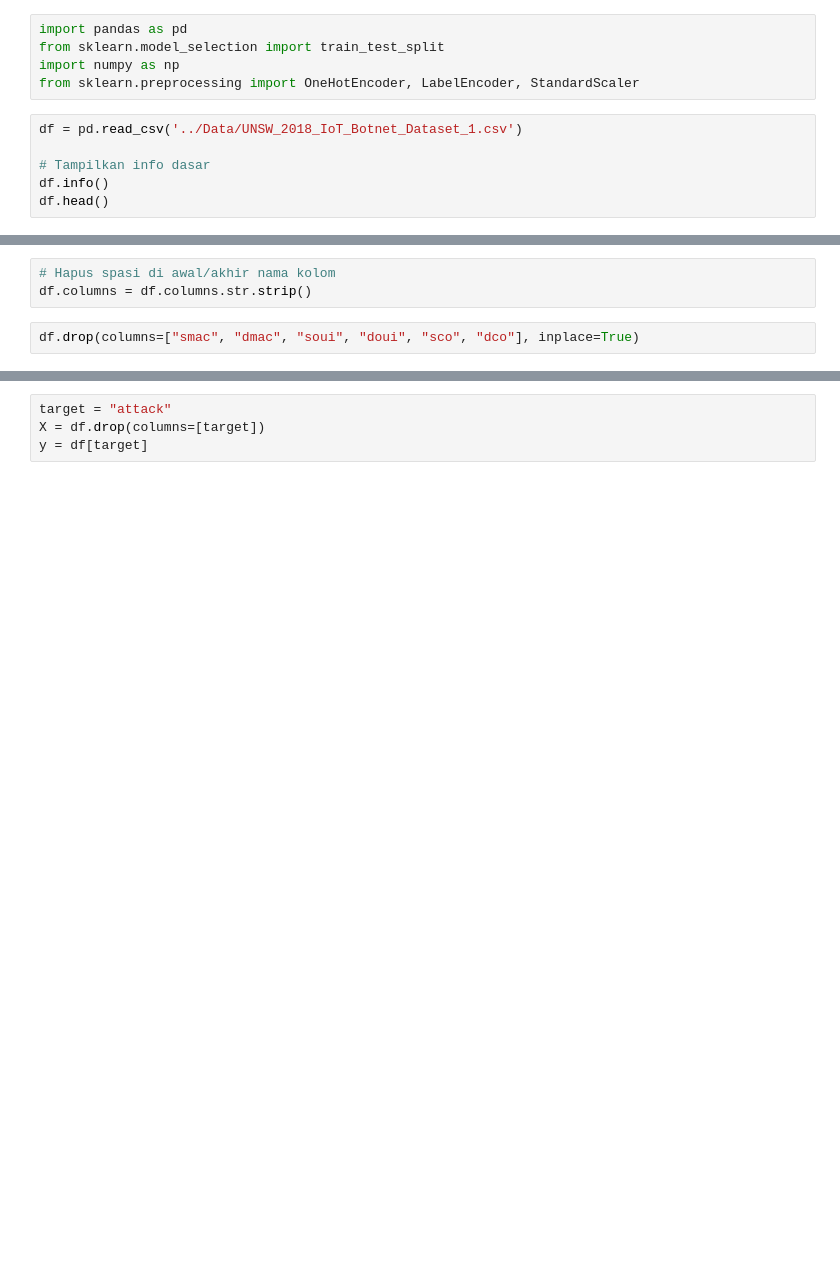
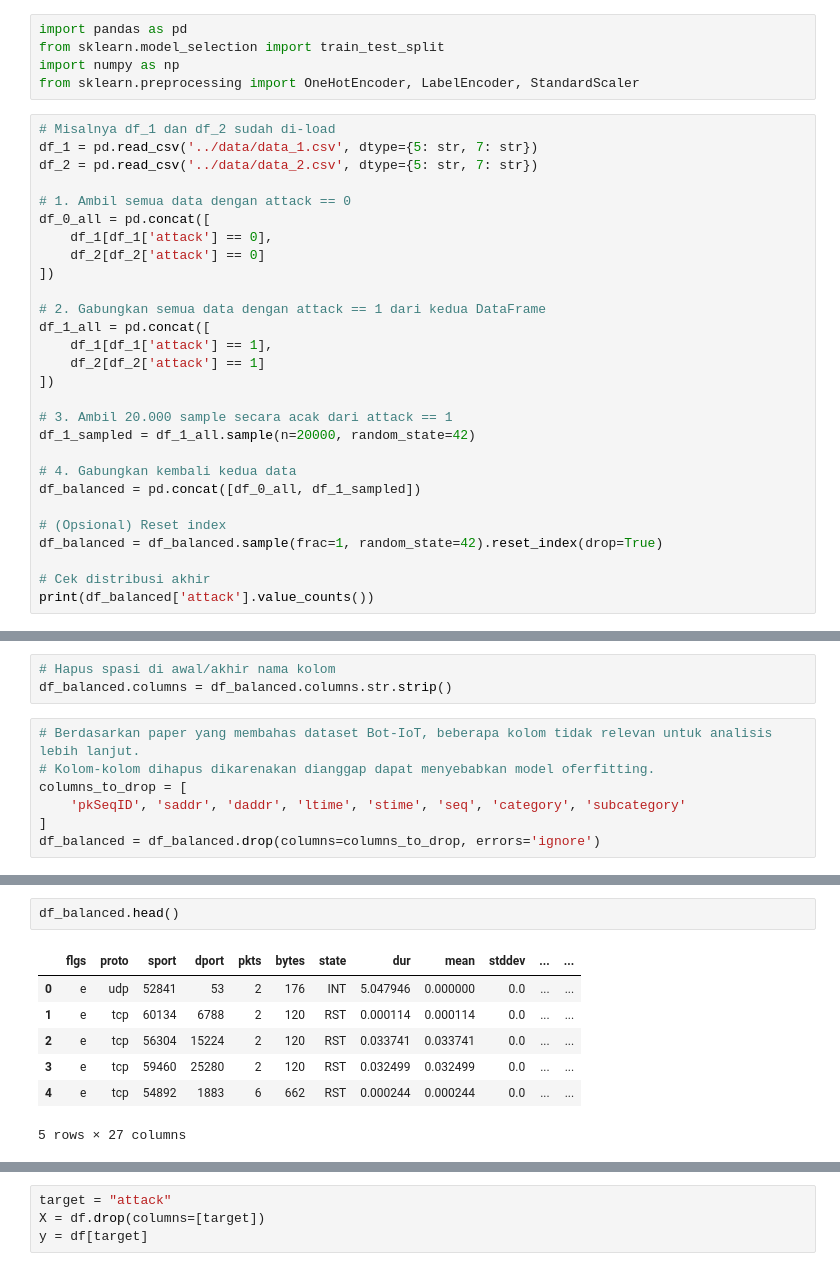
Before and after one commit to AlbiAkhsanul/Attack-Detection-BotIot-Dataset, a Jupyter notebook: Utils/EDA_v2.ipynb, the cells around one changed output, grey strips where cells are left out. Cells and saved outputs as stored; diff of their text form; blank space fills up the shorter version.

```diff
--- a/Utils/EDA_v2.ipynb
+++ b/Utils/EDA_v2.ipynb
@@ -4,9 +4,31 @@ from sklearn.model_selection import train_test_split
 import numpy as np
 from sklearn.preprocessing import OneHotEncoder, LabelEncoder, StandardScaler
 # %%
-df = pd.read_csv('../Data/UNSW_2018_IoT_Botnet_Dataset_1.csv')
+# Misalnya df_1 dan df_2 sudah di-load
+df_1 = pd.read_csv('../data/data_1.csv', dtype={5: str, 7: str})
+df_2 = pd.read_csv('../data/data_2.csv', dtype={5: str, 7: str})
 
-# Tampilkan info dasar
-df.info()
-df.head()
+# 1. Ambil semua data dengan attack == 0
+df_0_all = pd.concat([
+    df_1[df_1['attack'] == 0],
+    df_2[df_2['attack'] == 0]
+])
+
+# 2. Gabungkan semua data dengan attack == 1 dari kedua DataFrame
+df_1_all = pd.concat([
+    df_1[df_1['attack'] == 1],
+    df_2[df_2['attack'] == 1]
+])
+
+# 3. Ambil 20.000 sample secara acak dari attack == 1
+df_1_sampled = df_1_all.sample(n=20000, random_state=42)
+
+# 4. Gabungkan kembali kedua data
+df_balanced = pd.concat([df_0_all, df_1_sampled])
+
+# (Opsional) Reset index
+df_balanced = df_balanced.sample(frac=1, random_state=42).reset_index(drop=True)
+
+# Cek distribusi akhir
+print(df_balanced['attack'].value_counts())
 # %% [output]
@@ -44,5 +43,10 @@ df.columns = [
 # %%
 # Hapus spasi di awal/akhir nama kolom
-df.columns = df.columns.str.strip()
+df_balanced.columns = df_balanced.columns.str.strip()
 # %%
-df.drop(columns=["smac", "dmac", "soui", "doui", "sco", "dco"], inplace=True)
+# Berdasarkan paper yang membahas dataset Bot-IoT, beberapa kolom tidak relevan untuk analisis lebih lanjut.
+# Kolom-kolom dihapus dikarenakan dianggap dapat menyebabkan model oferfitting.
+columns_to_drop = [
+    'pkSeqID', 'saddr', 'daddr', 'ltime', 'stime', 'seq', 'category', 'subcategory'
+]
+df_balanced = df_balanced.drop(columns=columns_to_drop, errors='ignore')
@@ -48,0 +73,10 @@ df.drop(columns=["smac", "dmac", "soui", "doui", "sco", "dco"], inplace=True)
+# %%
+df_balanced.head()
+# %% [output]
+|  | flgs | proto | sport | dport | pkts | bytes | state | dur | mean | stddev | ... | ... |
+| 0 | e | udp | 52841 | 53 | 2 | 176 | INT | 5.047946 | 0.000000 | 0.0 | ... | ... |
+| 1 | e | tcp | 60134 | 6788 | 2 | 120 | RST | 0.000114 | 0.000114 | 0.0 | ... | ... |
+| 2 | e | tcp | 56304 | 15224 | 2 | 120 | RST | 0.033741 | 0.033741 | 0.0 | ... | ... |
+| 3 | e | tcp | 59460 | 25280 | 2 | 120 | RST | 0.032499 | 0.032499 | 0.0 | ... | ... |
+| 4 | e | tcp | 54892 | 1883 | 6 | 662 | RST | 0.000244 | 0.000244 | 0.0 | ... | ... |
+5 rows × 27 columns
```
Also changed, not shown: parts of 10 cells of this notebook.
